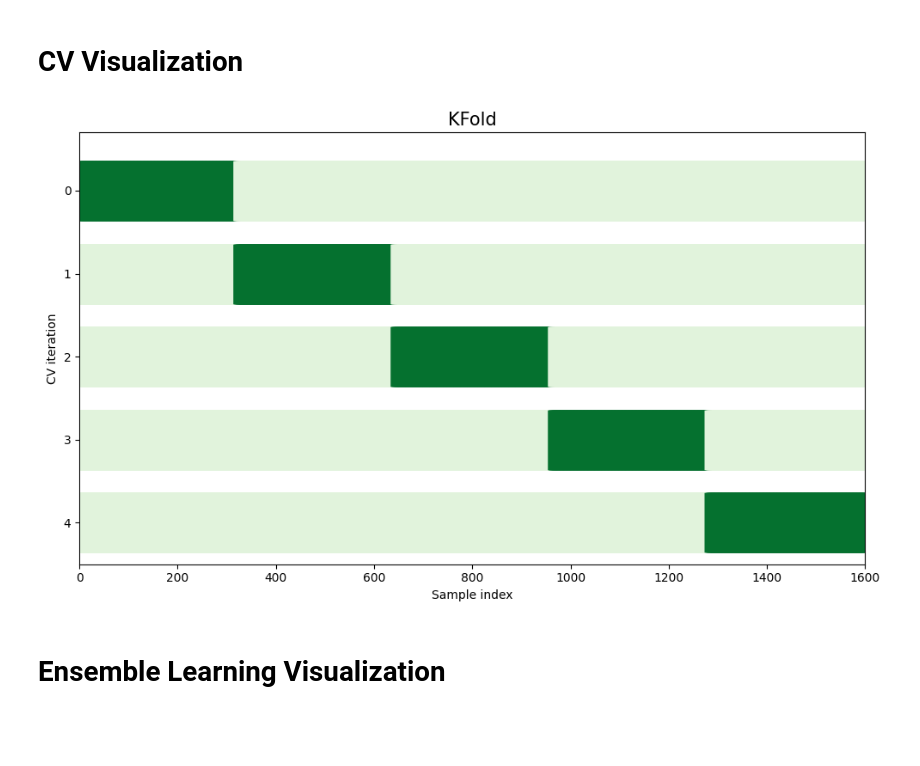
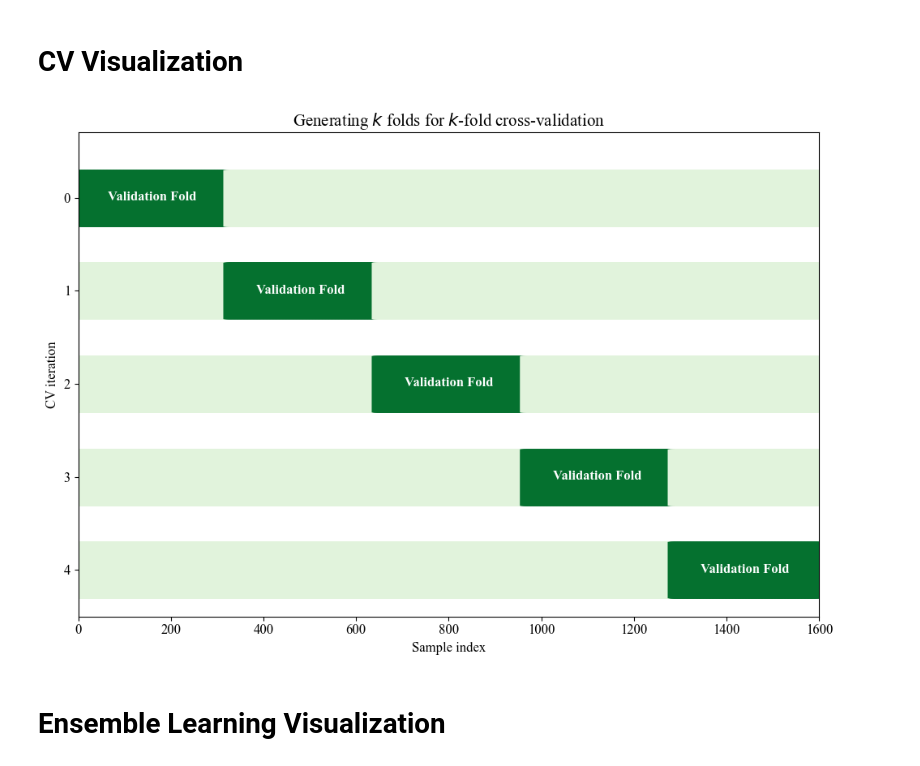
Before and after one commit to ShendoxParadox/Few-shot-satellite-image-classification-OPS-SAT, a Jupyter notebook: visualization.ipynb, the cells around one changed output. Drawn from its saved outputs; the diff is of its cells as text; code cells hidden in the pictures; blank space fills up the shorter version.

Commit message:
Update k-fold visualization

```diff
--- a/visualization.ipynb
+++ b/visualization.ipynb
@@ -15,6 +15,9 @@ from sklearn.model_selection import (
     StratifiedShuffleSplit,
     TimeSeriesSplit,
 )
+
+# Set the font family to Times New Roman
+plt.rcParams['font.family'] = 'Times New Roman'
 
 rng = np.random.RandomState(1338)
 cmap_data = plt.cm.Paired
@@ -44,36 +47,50 @@ def plot_cv_indices(cv, X, y, ax, n_splits, lw=20):
 
     # Formatting
     yticklabels = list(range(n_splits))
     ax.set(
         yticks=np.arange(n_splits) + 0.5,
         yticklabels=yticklabels,
         xlabel="Sample index",
         ylabel="CV iteration",
         ylim=[n_splits, -0.2],
         xlim=[0, len(X)],  # Adjust x-axis limit based on the data size
     )
-    ax.set_title("{}".format(type(cv).__name__), fontsize=15)
+
+    # Set the title and increase font size for x-axis and y-axis titles
+    ax.set_title(r'Generating $k$ folds for $k$-fold cross-validation', fontsize=15)
+    ax.set_xlabel("Sample index", fontsize=12)
+    ax.set_ylabel("CV iteration", fontsize=12)
+
+    ax.tick_params(axis='x', labelsize=12)
+    ax.tick_params(axis='y', labelsize=12)
+
+    h_pos = 160
+    # Add labels to rectangles
+    for i in range(n_splits):
+        ax.text(h_pos, i + 0.5, 'Validation Fold', va='center', ha='center', color='white', fontsize=12, fontweight='bold')
+        # ax.text(len(X) / 2, n_splits - 0.5, 'Training Folds', va='center', ha='center', color='white' if n_splits % 2 != 0 else 'black', fontsize=12, fontweight='bold')
+        h_pos+=320
     return ax
 
 # Example usage
-fig, ax = plt.subplots(figsize=(10, 6))
+fig, ax = plt.subplots(figsize=(10, 7))
 
 # Create a toy dataset
 X = np.random.rand(1600, 2)
 y = np.random.randint(0, 2, size=1600)
 
 # Initialize a cross-validation object
 cv = KFold(n_splits=5)
 
 # Call the function to plot CV indices
 plot_cv_indices(cv, X, y, ax, n_splits=5, lw=50)
 
 fig.savefig('cv_visualization.png', dpi=500)  # Change the file format and DPI as needed
 
 plt.tight_layout()
 plt.show()
 # %% [output]
-[figure, old version]
+[figure, new version]
 # %% [markdown]
 # Ensemble Learning Visualization
 # %%
```
